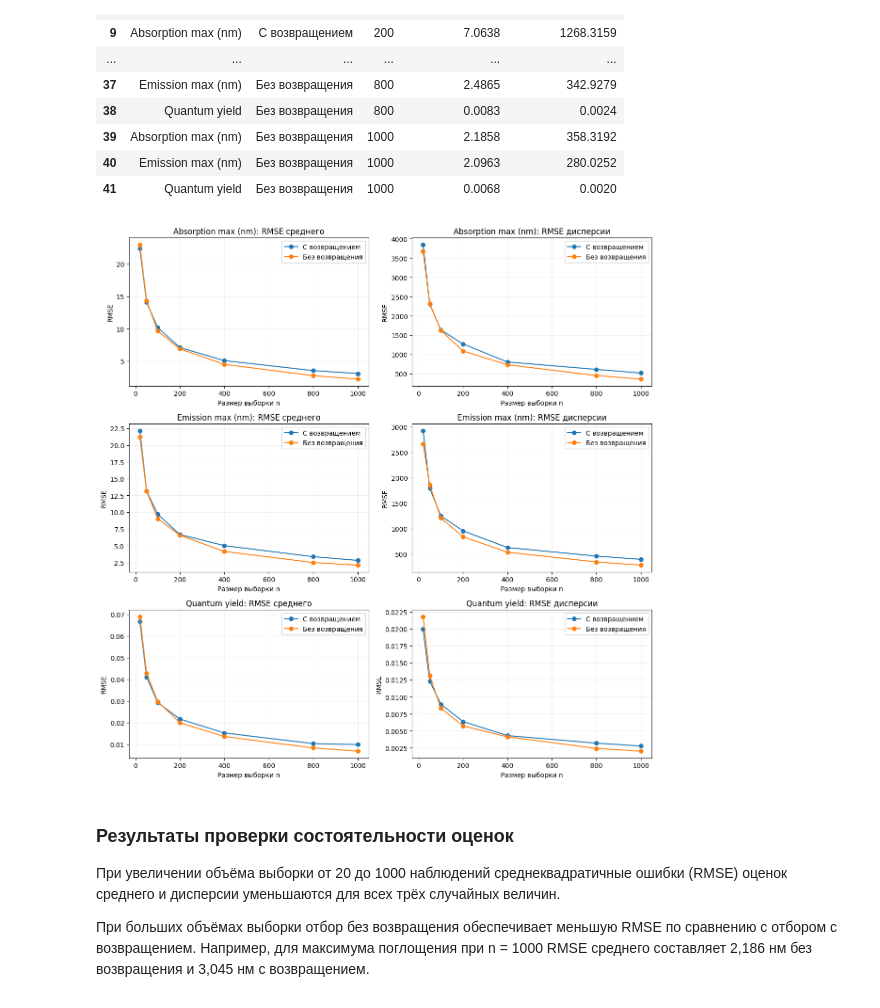
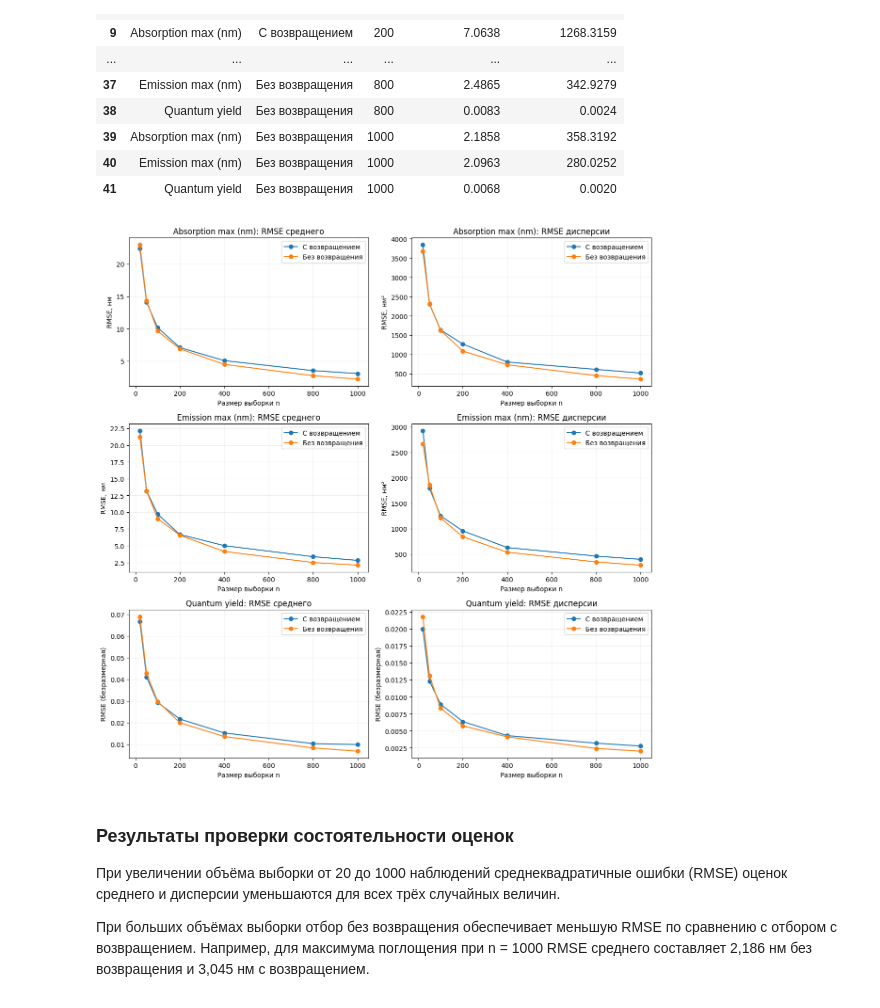
Before and after one commit to mdtokarev/App-Stat-Lab01, a Jupyter notebook: AppStatLab01.ipynb, the cells around one changed output. Saved outputs shown, nothing was run; the diff lists cells and outputs as text; code cells hidden in the pictures.

```diff
--- a/AppStatLab01.ipynb
+++ b/AppStatLab01.ipynb
@@ -97,8 +101,8 @@ https://doi.org/10.1038/s41597-020-00634-8
 в одном растворителе — дихлорметане (`ClCCl`).
 # %%
 DATA_URL = (
-    "https://raw.githubusercontent.com/"
-    "mdtokarev/App-Stat-Lab01/main/"
+    "https://raw.githubusercontent.com/mdtokarev/App-Stat-Lab01/"
+    "09f189c192957f5c5690f743ab539acb24e6b00c/"
     "DB%20for%20chromophore_Sci_Data_rev03.csv"
 )
 
@@ -1410,34 +1491,42 @@ display(rmse_results.round(4))
 # Визуализация сходимости
 fig, axes = plt.subplots(3, 2, figsize=(12, 12))
 
 metrics = ["RMSE среднего", "RMSE дисперсии"]
 
 for i, name in enumerate(names):
     subset = rmse_results[rmse_results["Величина"] == name]
 
     for j, metric in enumerate(metrics):
         ax = axes[i, j]
 
         for method in ["С возвращением", "Без возвращения"]:
             part = subset[subset["Метод"] == method]
 
             ax.plot(
                 part["n"],
                 part[metric],
                 marker="o",
                 label=method
             )
 
         ax.set_title(f"{name}: {metric}")
         ax.set_xlabel("Размер выборки n")
         ax.set_ylabel("RMSE")
+
+        if name == "Quantum yield":
+            ax.set_ylabel("RMSE (безразмерная)")
+        elif metric == "RMSE среднего":
+            ax.set_ylabel("RMSE, нм")
+        else:
+            ax.set_ylabel("RMSE, нм²")
+
         ax.grid(alpha=0.2)
         ax.legend()
 
 plt.tight_layout()
 plt.show()
 # %% [output]
-[figure, old version]
+[figure, new version]
 # %% [markdown]
 ### Результаты проверки состоятельности оценок
 
```
Also changed, not shown: parts of 8 cells of this notebook.
